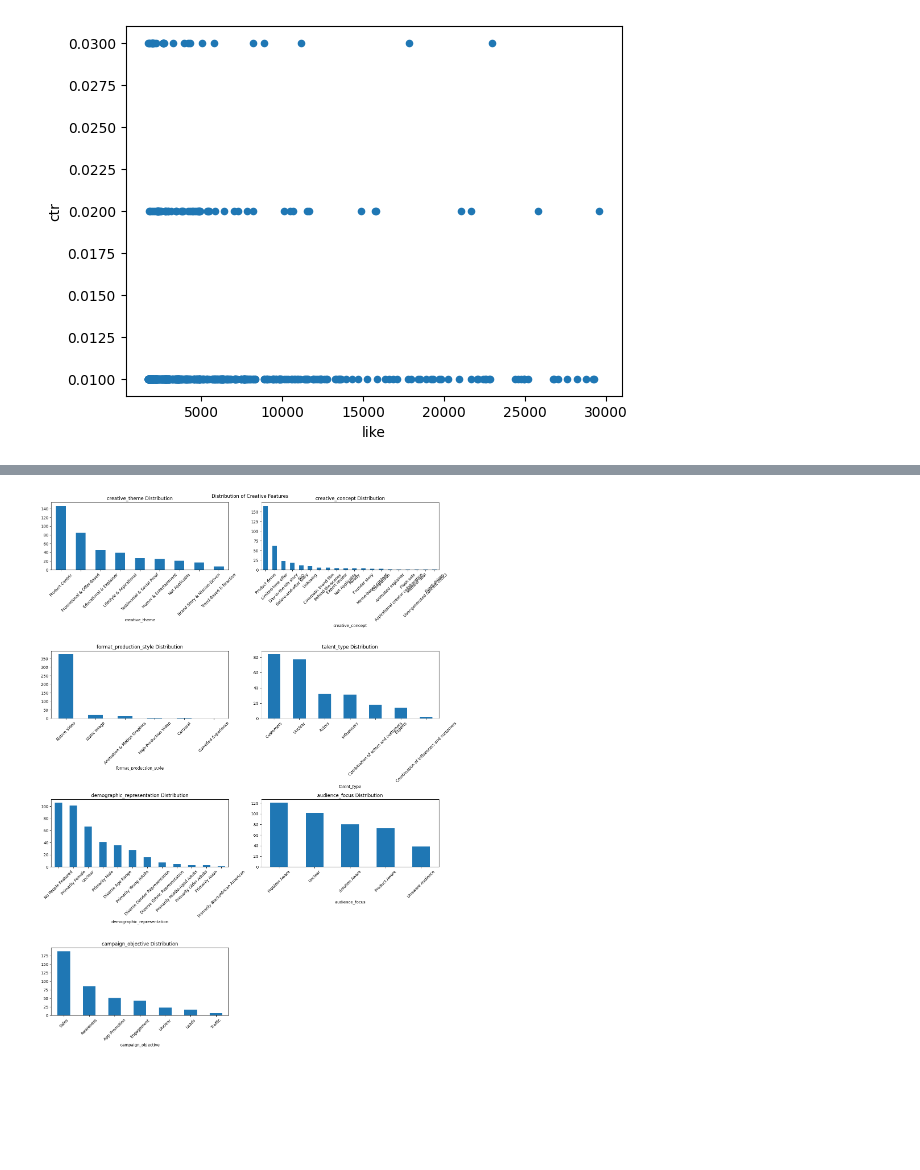
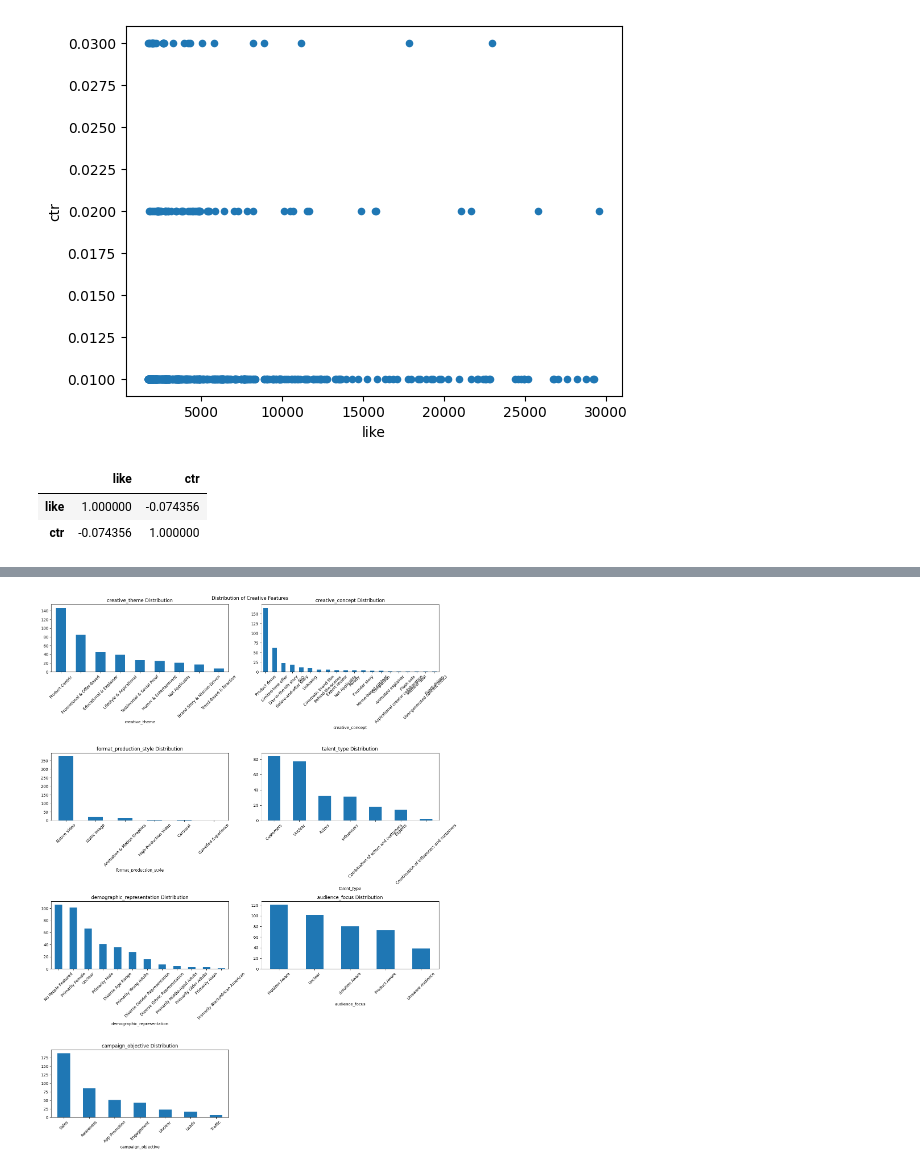
Before and after one commit to camilojaure/NarrativeLens, a Jupyter notebook: src/analytics/eda.ipynb, the cells around one changed output, grey strips where cells are left out. Saved outputs shown, nothing was run; the diff lists cells and outputs as text; code cells hidden in the pictures; blank space fills up the shorter version.

```diff
--- a/src/analytics/eda.ipynb
+++ b/src/analytics/eda.ipynb
@@ -186,3 +195,9 @@ plt.show();
 # %% [output]
 Axes(0.125,0.11;0.775x0.77)
 [figure]
+# %%
+df[['like', 'ctr']].corr()
+# %% [output]
+|  | like | ctr |
+| like | 1.000000 | -0.074356 |
+| ctr | -0.074356 | 1.000000 |
```
Also changed, not shown: parts of 14 cells of this notebook, 25 other files.
